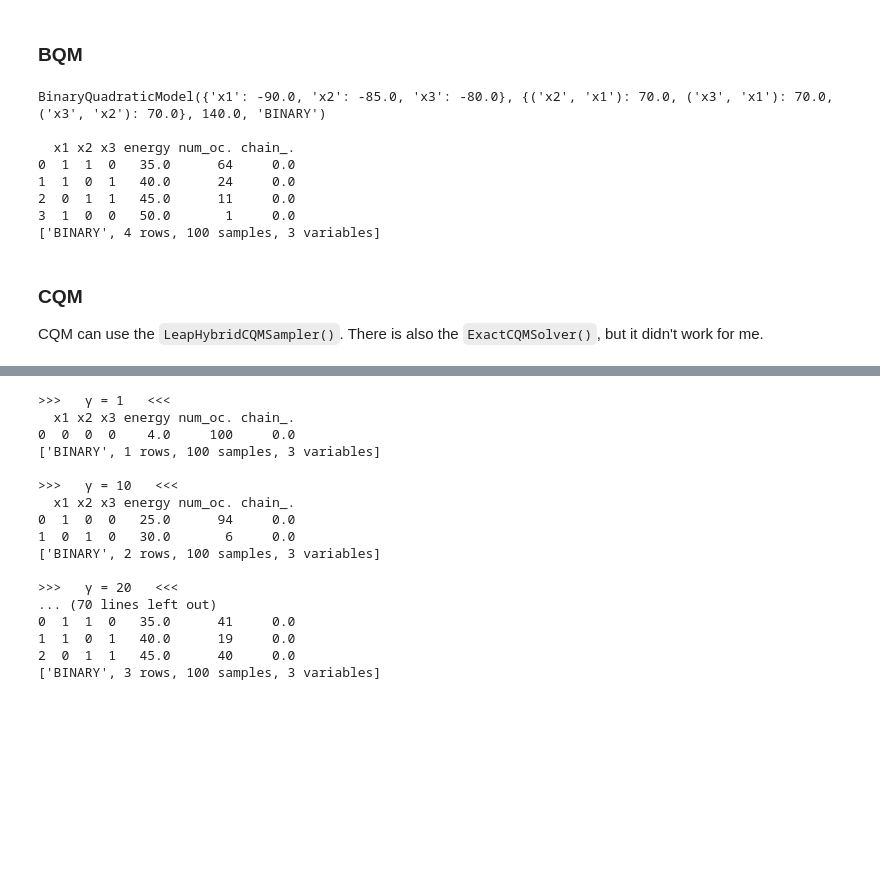
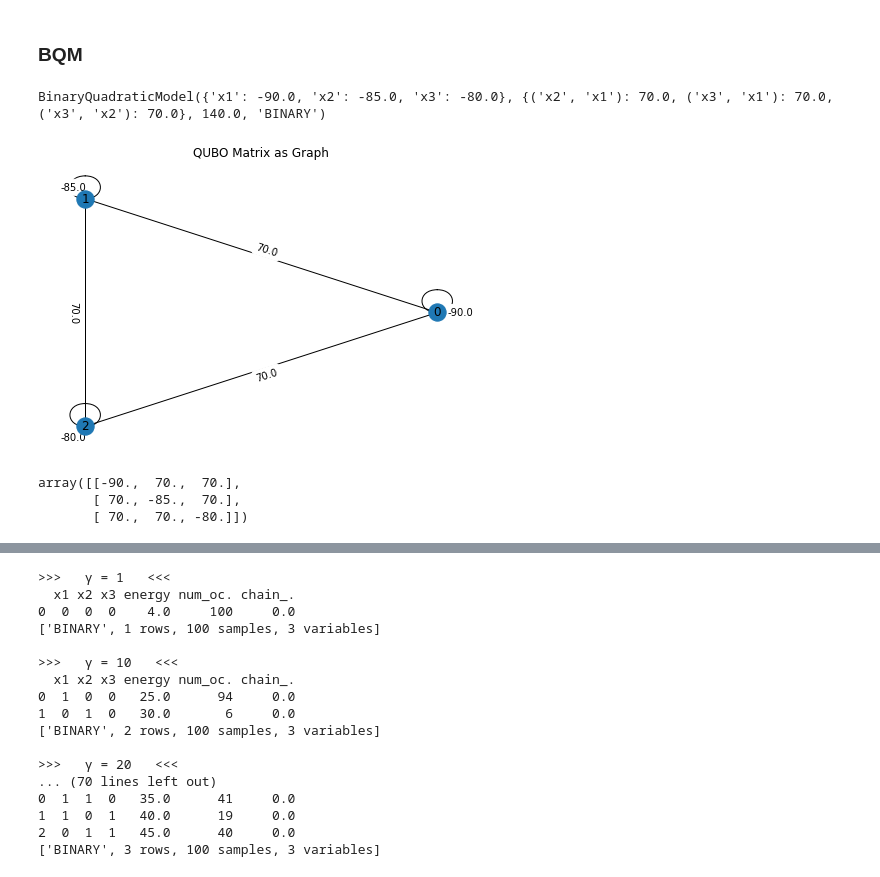
Before and after one commit to klezm/QuantumAnnealingPlayground, a Jupyter notebook: choosing_boxes.ipynb, the cells around one changed output, grey strips where cells are left out. Saved outputs shown, nothing was run; the diff lists cells and outputs as text; code cells hidden in the pictures; blank space fills up the shorter version.

```diff
--- a/choosing_boxes.ipynb
+++ b/choosing_boxes.ipynb
@@ -147,3 +159,11 @@ import dimod
+# %%
+def bqm2matrix(bqm: dimod.BinaryQuadraticModel) -> np.ndarray:
+    bqm_np = bqm.to_numpy_vectors()  # bqm.variables.to_serializable()
+    bqm_m = np.diag(bqm_np.linear_biases)
+    for ir, ic, b in zip(bqm_np.quadratic.row_indices, bqm_np.quadratic.col_indices, bqm_np.quadratic.biases):
+        bqm_m[ir, ic] = b
+    return bqm_m
+# bqm2matrix(bqm)
 # %% [markdown]
 ### BQM
 # %%
@@ -154,22 +174,31 @@ x3 = dimod.Binary("x3")
 
 bqm = 15 * x1 + 20 * x2 + 25 * x3 + γ * (x1 + x2 + x3 - 2)**2
 print(bqm, "\n")
-
-sampler_bqm = EmbeddingComposite(DWaveSampler())
-sampleset_bqm = sampler_bqm.sample(bqm, num_reads = 100)
-
-print(sampleset_bqm)
 # %% [output]
 BinaryQuadraticModel({'x1': -90.0, 'x2': -85.0, 'x3': -80.0}, {('x2', 'x1'): 70.0, ('x3', 'x1'): 70.0, ('x3', 'x2'): 70.0}, 140.0, 'BINARY')
-
-  x1 x2 x3 energy num_oc. chain_.
-0  1  1  0   35.0      64     0.0
-1  1  0  1   40.0      24     0.0
-2  0  1  1   45.0      11     0.0
-3  1  0  0   50.0       1     0.0
-['BINARY', 4 rows, 100 samples, 3 variables]
-# %% [markdown]
-### CQM
-
-CQM can use the `LeapHybridCQMSampler()`.
-There is also the `ExactCQMSolver()`, but it didn't work for me.
+# %%
+# G = bqm.to_networkx_graph()
+# nx.draw_networkx(G)
+
+# G = nx.from_numpy_matrix(bqm.to_numpy_matrix(bqm.variables.to_serializable()))
+G = nx.from_numpy_matrix(bqm2matrix(bqm))
+
+pos = nx.circular_layout(G)
+pos_labels = {k: v * 1.1 for k, v in pos.items()}
+
+nx.draw(G, pos, with_labels = True)
+nx.draw_networkx_edge_labels(
+    G,
+    pos_labels,
+    # edge_labels = {e: G.edges[e]["bias"] for e in G.edges},
+    edge_labels = {e: G.edges[e]["weight"] for e in G.edges},
+)
+plt.title("QUBO Matrix as Graph")
+plt.show()
+
+nx.to_numpy_array(G)
+# %% [output]
+[figure, added]
+array([[-90.,  70.,  70.],
+       [ 70., -85.,  70.],
+       [ 70.,  70., -80.]])
```
Also changed, not shown: parts of 37 cells of this notebook.
